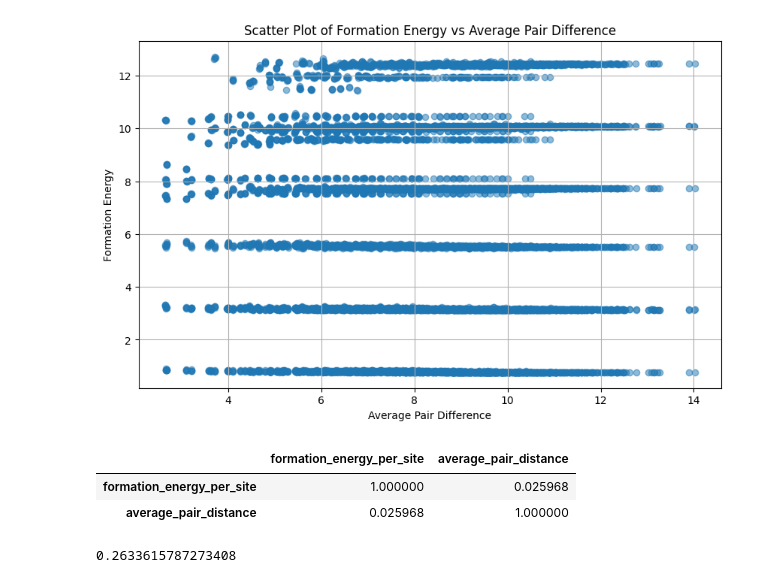
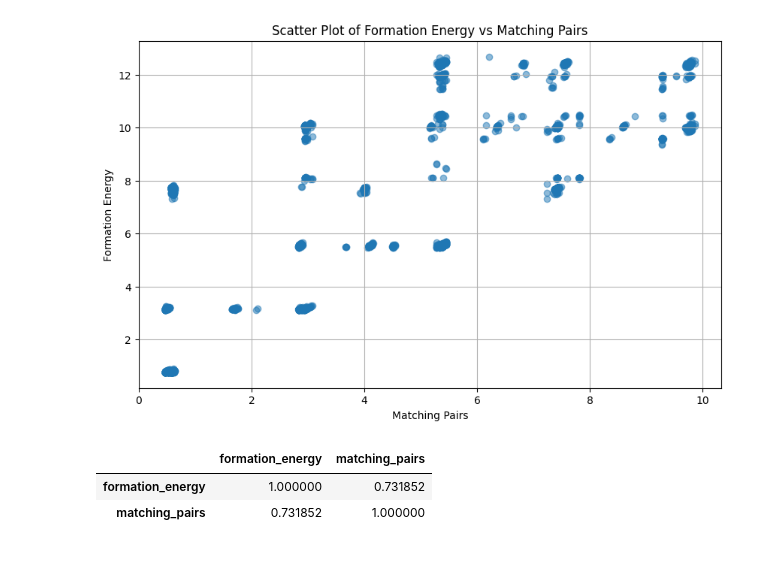
Before and after one commit to RuslanGaliullin/course_progect_23-24, a Jupyter notebook: notebooks/BN_band_gap_from_homo_lumo.ipynb, the cells around one changed output. Cells and saved outputs as stored; diff of their text form; code cells hidden in the pictures.

Commit message:
first resultsa with mos2

```diff
--- a/notebooks/BN_band_gap_from_homo_lumo.ipynb
+++ b/notebooks/BN_band_gap_from_homo_lumo.ipynb
@@ -53,5 +27,6 @@ def average_pair_distance(row):
 # %%
 # Assuming BP_flat is your DataFrame
+filtered_data = data[data['defect_representation'].apply(lambda x: len(x) == 3)]
 filtered_data['smth'] = filtered_data['defect_representation'].apply(lambda x: len(x))
 
 # Sort the DataFrame by the 'smth' column in decreasing order
@@ -138,29 +75,29 @@ row
 # %%
-# Sample find_matching_pairs function
+# Precompute possible pairs outside the loop
+defect_pairs = [(i, j) for i in range(2) for j in range(i + 1, 3)]
+
+# Function to find matching pairs
 def find_matching_pairs(row):
     pairs = []
-    defect_rep = row['defect_representation']
-    def_pairs = [(defect_rep[i], defect_rep[j]) for i in range(len(defect_rep)) for j in range(i + 1, len(defect_rep))]
-    for i in range(3):  # Assuming you want to find pairs for the first two sites
-        f, s = def_pairs[i]
-        one_pair = Structure.from_sites([f, s])
+
+    for i, j in defect_pairs:
+        one_pair = Structure.from_sites([row['defect_representation'][i], row['defect_representation'][j]])
 
         condition = (
-            data['defect_representation'].apply(lambda x:
+            (data['defect_representation'].apply(lambda x:
                 len(x) == 2 and
-                sorted(x.species) == sorted(one_pair.species) and
+                sorted([site.species for site in x]) == sorted([site.species for site in one_pair]) and
                 x[0].distance(x[1]) == one_pair[0].distance(one_pair[1])
-                # You might need to adjust the above condition based on your actual data structure
-            ) & (data.index != row.name)
+            )) & (data.index != row.name)
         )
 
-        matching_pairs = data[condition]
-        pairs.extend(matching_pairs.index.tolist())
+        matching_pairs = data.loc[condition, 'formation_energy']
+        pairs.extend(matching_pairs.tolist())
 
-    return pairs
+    return np.mean(pairs) if pairs else np.nan
 
 # Apply the function to each row and store the results in a new column
 filtered_data = data[data['defect_representation'].apply(lambda x: len(x) == 3)]
-filtered_data['matching_pairs'] = filtered_data.apply(find_matching_pairs, axis=1)
+filtered_data.loc[:, 'matching_pairs'] = filtered_data.apply(find_matching_pairs, axis=1)
 
 filtered_data
@@ -190,28 +153,20 @@ memory usage: 883.3+ KB
 # %%
-import matplotlib.pyplot as plt
-import pandas as pd
-
-# Assuming your DataFrame is named 'df'
-# If not, replace 'df' with the actual variable name of your DataFrame
-# e.g., df = pd.read_csv('your_data.csv')
+# Filter rows with non-NaN values in 'matching_pairs'
+filtered_data_nonan = filtered_data[~filtered_data['matching_pairs'].isna()]
 
 # Scatter plot
 plt.figure(figsize=(10, 6))
-plt.scatter(filtered_data['average_pair_distance'], filtered_data['formation_energy'], alpha=0.5)
-plt.title('Scatter Plot of Formation Energy vs Average Pair Difference')
-plt.xlabel('Average Pair Difference')
+plt.scatter(filtered_data_nonan['matching_pairs'], filtered_data_nonan['formation_energy'], alpha=0.5)
+plt.title('Scatter Plot of Formation Energy vs Matching Pairs')
+plt.xlabel('Matching Pairs')
 plt.ylabel('Formation Energy')
 plt.grid(True)
 plt.show()
 # %% [output]
-[figure, old version]
+[figure, new version]
 # %%
-filtered_data[['formation_energy_per_site', 'average_pair_distance']].corr()
+filtered_data[['formation_energy', 'matching_pairs']].corr()
 # %% [output]
-|  | formation_energy_per_site | average_pair_distance |
-| formation_energy_per_site | 1.000000 | 0.025968 |
-| average_pair_distance | 0.025968 | 1.000000 |
+|  | formation_energy | matching_pairs |
+| formation_energy | 1.000000 | 0.731852 |
+| matching_pairs | 0.731852 | 1.000000 |
-# %%
-np.abs(data["band_gap"]- band_gap_from_homo_lumo).mean()
-# %% [output]
-0.2633615787273408
```
Also changed, not shown: parts of 14 cells of this notebook.
